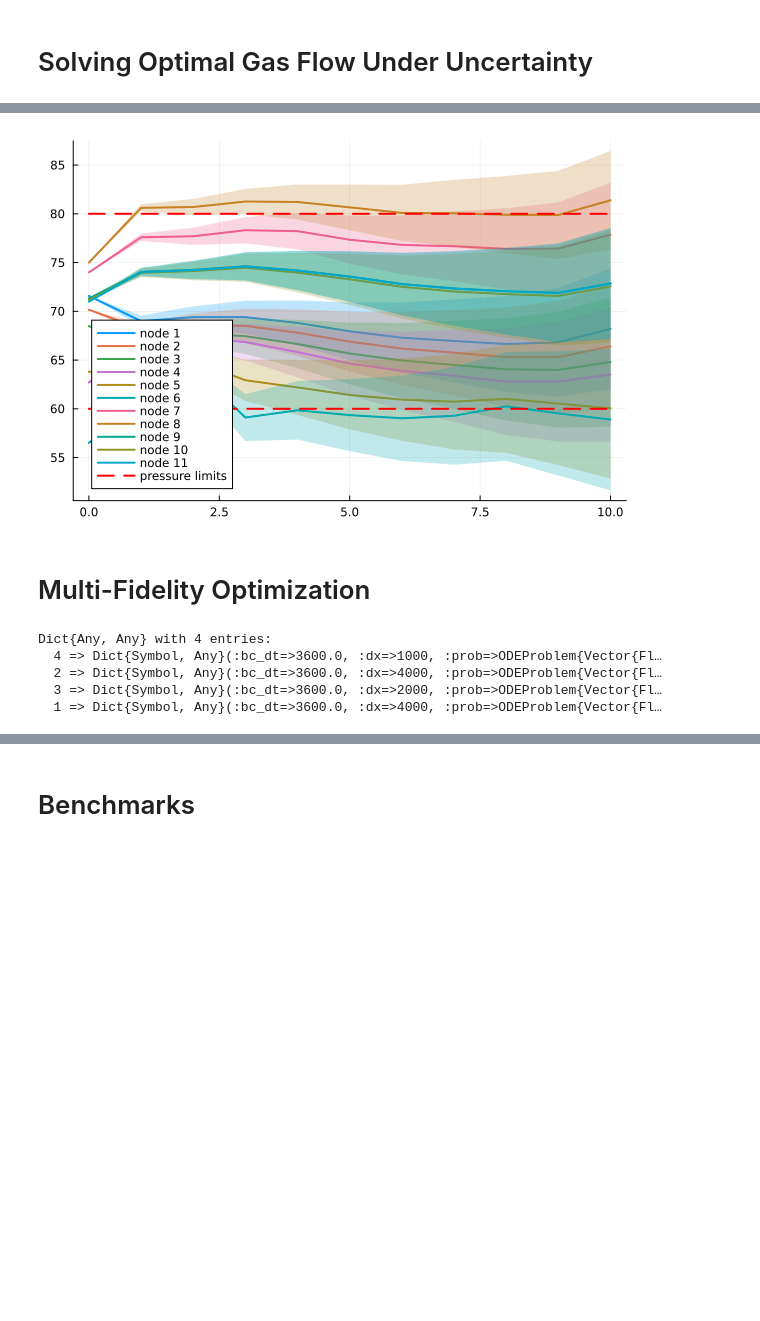
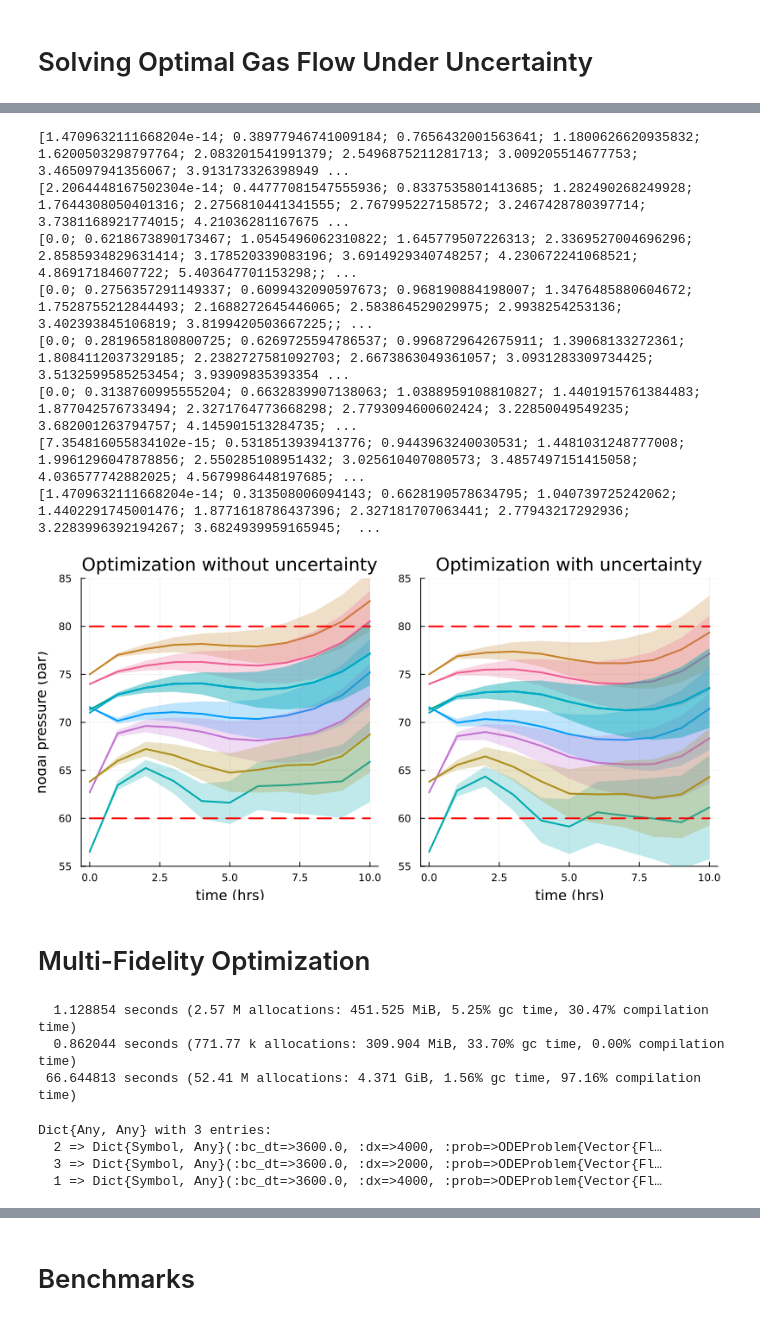
Before and after one commit to cmhyett/DiffGasNetworks, a Jupyter notebook: src/dev_notebook.ipynb, the cells around one changed output, grey strips where cells are left out. Cells and saved outputs as stored; diff of their text form; code cells hidden in the pictures; blank space fills up the shorter version.

```diff
--- a/src/dev_notebook.ipynb
+++ b/src/dev_notebook.ipynb
@@ -127,11 +127,12 @@ end
 # %% [output]
 loss_fn (generic function with 1 method)
 # %%
-max_epoch = 100;
+max_epoch = 50;
 losses = zeros(max_epoch)
 lr = 1e-3
 ps = vcat([[node_max_fluxes[i] for j in 1:num_bc_per_node] for i in 1:length(net.vertices)]...)
 ps[1:num_bc_per_node] .= 100.0;
+ps[7*num_bc_per_node+1:8*num_bc_per_node] .-= ps[1]
 lb = 1.1*ps;
 ub = zeros(length(lb));
 lb[1:num_bc_per_node] .= 0.0;
@@ -291,4 +248,5 @@ true
 # %%
+prob = remake(prob, p=opt_sol.u) #just to convert ps to non MTK params
 node_1_param_inds = 1:num_bc_per_node
 node_8_param_inds = 7*num_bc_per_node+1:8*num_bc_per_node
 function remake_prob(prob, i, repeat)
@@ -360,29 +337,56 @@ LoadError: InterruptException:
 prob = remake(prob, p=best_params);
 eprob = EnsembleProblem(prob, prob_func=remake_prob);
 sols = solve(eprob, SSPRK43(), trajectories=15, saveat=bc_tsteps);
+prob = remake(prob, p=opt_sol.u);
+eprob = EnsembleProblem(prob, prob_func=remake_prob);
+og_sols = solve(eprob, SSPRK43(), trajectories=15, saveat=bc_tsteps);
 # %%
 p = plot()
+q = plot()
 ts = sols[1].t/3600
-for i in 1:length(net.vertices)#[1, 4, 6, 8, 11]
+for i in [1, 4, 6, 8, 7, 9, 5, 11]
     node_pressures = pressure_from_density.(hcat([[sols[e_num][t_num][node_ρ_inds[i]] for t_num in 1:length(sols[i].t)] for e_num in 1:length(sols)]...))/1e5
     m = mean(node_pressures, dims=2)
     σ = std(node_pressures, dims=2)
+    println(σ)
     plot!(p, ts, m, ribbon=(σ), color=i, fillalpha=0.25, label=nothing)
     plot!(p, ts, m, color=i, linewidth=2, label="node $(i)")
+
+    og_node_pressures = pressure_from_density.(hcat([[og_sols[e_num][t_num][node_ρ_inds[i]] for t_num in 1:length(og_sols[i].t)] for e_num in 1:length(og_sols)]...))/1e5
+    m = mean(og_node_pressures, dims=2)
+    σ = std(og_node_pressures, dims=2)
+    plot!(q, ts, m, ribbon=(σ), color=i, fillalpha=0.25, label=nothing)
+    plot!(q, ts, m, color=i, linewidth=2, label="node $(i)")
 end
 plot!(p, ts, [pmin/1e5 for i in ts], linestyle=:dash, linecolor=:red, linewidth=2, label=nothing)
 plot!(p, ts, [pmax/1e5 for i in ts], linestyle=:dash, linecolor=:red, linewidth=2, label="pressure limits")
-p
+plot!(p, xlabel="time (hrs)", legend=false, title="Optimization with uncertainty", ylims=(55,85))
+
+plot!(q, ts, [pmin/1e5 for i in ts], linestyle=:dash, linecolor=:red, linewidth=2, label=nothing)
+plot!(q, ts, [pmax/1e5 for i in ts], linestyle=:dash, linecolor=:red, linewidth=2, label="pressure limits")
+plot!(q, xlabel="time (hrs)", ylabel="nodal pressure (bar)", legend=false, title="Optimization without uncertainty", ylims=(55,85))
+
+savefig(p, "../results/uncertain_ogf_pressures.png")
+composite = plot(q, p, size=(800, 400))
+savefig(composite, "../results/uncertain_ogf_pressure_comparison.png")
+composite
 # %% [output]
+[1.4709632111668204e-14; 0.38977946741009184; 0.7656432001563641; 1.1800626620935832; 1.6200503298797764; 2.083201541991379; 2.5496875211281713; 3.009205514677753; 3.465097941356067; 3.913173326398949 ...
+[2.2064448167502304e-14; 0.44777081547555936; 0.8337535801413685; 1.282490268249928; 1.7644308050401316; 2.2756810441341555; 2.767995227158572; 3.2467428780397714; 3.7381168921774015; 4.21036281167675 ...
+[0.0; 0.6218673890173467; 1.0545496062310822; 1.645779507226313; 2.3369527004696296; 2.8585934829631414; 3.178520339083196; 3.6914929340748257; 4.230672241068521; 4.86917184607722; 5.403647701153298;; ...
+[0.0; 0.2756357291149337; 0.6099432090597673; 0.968190884198007; 1.3476485880604672; 1.7528755212844493; 2.1688272645446065; 2.583864529029975; 2.9938254253136; 3.402393845106819; 3.8199420503667225;; ...
+[0.0; 0.2819658180800725; 0.6269725594786537; 0.9968729642675911; 1.39068133272361; 1.8084112037329185; 2.2382727581092703; 2.6673863049361057; 3.0931283309734425; 3.5132599585253454; 3.93909835393354 ...
+[0.0; 0.3138760995555204; 0.6632839907138063; 1.0388959108810827; 1.4401915761384483; 1.877042576733494; 2.3271764773668298; 2.7793094600602424; 3.22850049549235; 3.682001263794757; 4.145901513284735; ...
+[7.354816055834102e-15; 0.5318513939413776; 0.9443963240030531; 1.4481031248777008; 1.9961296047878856; 2.550285108951432; 3.025610407080573; 3.4857497151415058; 4.036577742882025; 4.5679986448197685; ...
+[1.4709632111668204e-14; 0.313508006094143; 0.6628190578634795; 1.040739725242062; 1.4402291745001476; 1.8771618786437396; 2.327181707063441; 2.77943217292936; 3.2283996392194267; 3.6824939959165945;  ...
-[figure, old version]
+[figure, new version]
 # %% [markdown]
 # Multi-Fidelity Optimization
 # %%
 hyper_params = [#(dx, bc_dt)
     (4_000, 7200.0),
     (4_000, 3600.0),
-    (2_000, 1800.0),
-    (1_000, 1800.0)]
+    (2_000, 1800.0)]
 models = Dict();
 model_num = 1;
 for (dx, bc_dt) in hyper_params
@@ -412,11 +416,13 @@ for (dx, bc_dt) in hyper_params
 end
 models
 # %% [output]
-Dict{Any, Any} with 4 entries:
-  4 => Dict{Symbol, Any}(:bc_dt=>3600.0, :dx=>1000, :prob=>ODEProblem{Vector{Fl…
-  2 => Dict{Symbol, Any}(:bc_dt=>3600.0, :dx=>4000, :prob=>ODEProblem{Vector{Fl…
-  3 => Dict{Symbol, Any}(:bc_dt=>3600.0, :dx=>2000, :prob=>ODEProblem{Vector{Fl…
-  1 => Dict{Symbol, Any}(:bc_dt=>3600.0, :dx=>4000, :prob=>ODEProblem{Vector{Fl…
+  1.128854 seconds (2.57 M allocations: 451.525 MiB, 5.25% gc time, 30.47% compilation time)
+  0.862044 seconds (771.77 k allocations: 309.904 MiB, 33.70% gc time, 0.00% compilation time)
+ 66.644813 seconds (52.41 M allocations: 4.371 GiB, 1.56% gc time, 97.16% compilation time)
+Dict{Any, Any} with 3 entries:
+  2 => Dict{Symbol, Any}(:bc_dt=>3600.0, :dx=>4000, :prob=>ODEProblem{Vector{Fl…
+  3 => Dict{Symbol, Any}(:bc_dt=>3600.0, :dx=>2000, :prob=>ODEProblem{Vector{Fl…
+  1 => Dict{Symbol, Any}(:bc_dt=>3600.0, :dx=>4000, :prob=>ODEProblem{Vector{Fl…
 # %%
 function initialize_next_model_params_with_lower_fidelity_params!(hf_model, lf_model, lf_best_params)
     lf_bc_dt = lf_model[:bc_dt];
```
Also changed, not shown: parts of 19 cells of this notebook, 5 other files.
